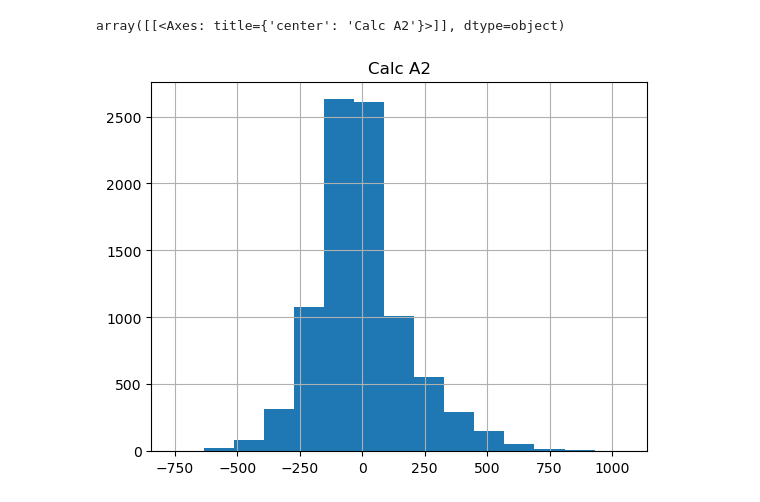
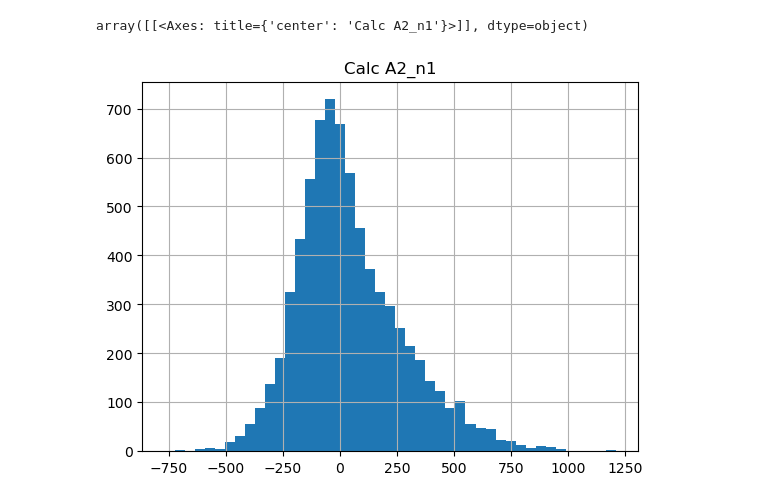
Before and after one commit to zainhoda1/Capstone-project, a Jupyter notebook: Analysis files/NEW_MODEL EXECUTION.ipynb, the cells around one changed output. Drawn from its saved outputs; the diff is of its cells as text; code cells hidden in the pictures.

```diff
--- a/Analysis files/NEW_MODEL EXECUTION.ipynb
+++ b/Analysis files/NEW_MODEL EXECUTION.ipynb
@@ -221,8 +239,8 @@ df[column_to_test].quantile(0.85)
 # %%
-df.hist('Calc A2', bins=15)
+df.hist(column_to_test, bins=45)
 # %% [output]
-array([[<Axes: title={'center': 'Calc A2'}>]], dtype=object)
+array([[<Axes: title={'center': 'Calc A2_n1'}>]], dtype=object)
-[figure, old version]
+[figure, new version]
 # %%
 from sklearn.ensemble import RandomForestClassifier
 from sklearn.naive_bayes import GaussianNB
```
Also changed, not shown: parts of 15 cells of this notebook, 1 other file.
